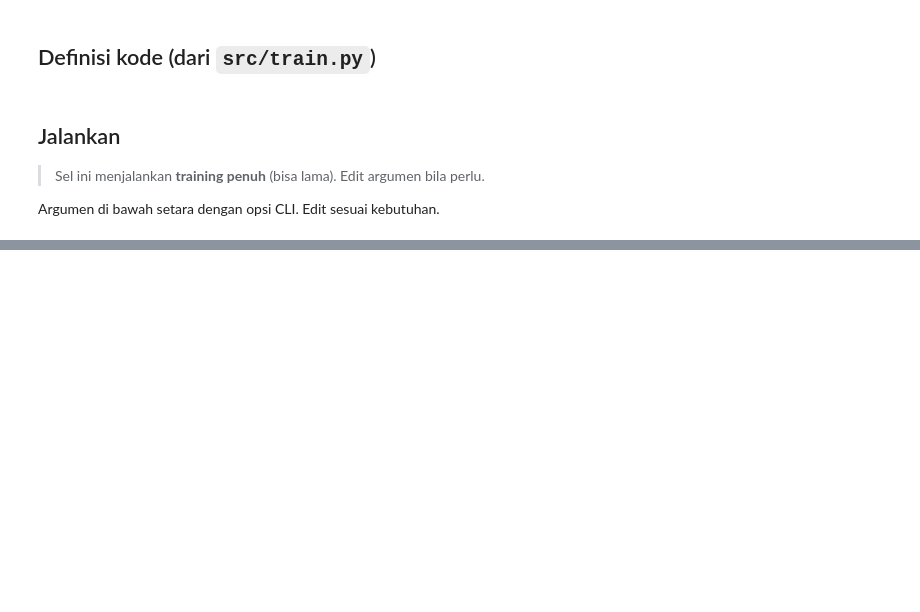
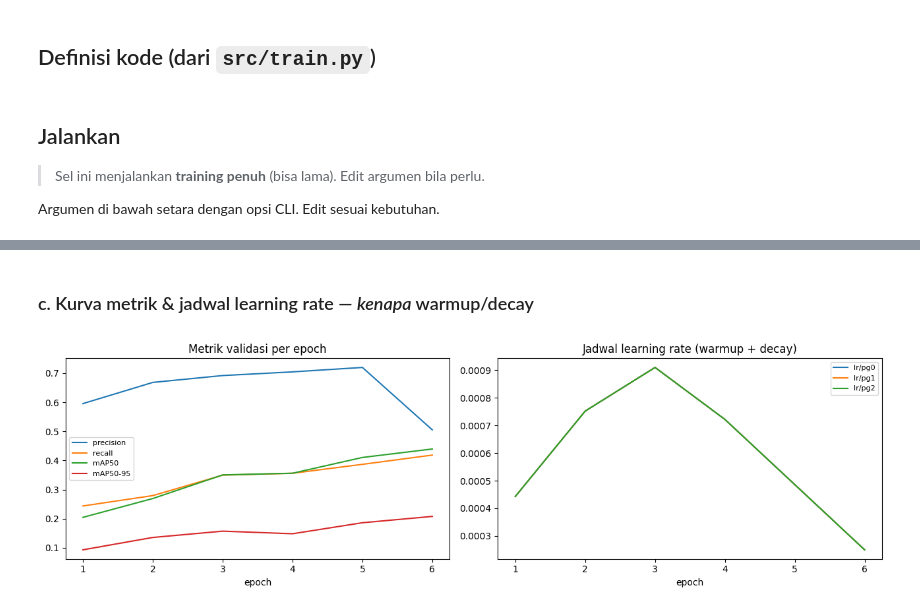
Before and after one commit to victoriavals/construction-safety-helmet-yolo26, a Jupyter notebook: notebooks/03_train.ipynb, the cells around one changed output, grey strips where cells are left out. Cells and saved outputs as stored; diff of their text form; code cells hidden in the pictures; blank space fills up the shorter version.

```diff
--- a/notebooks/03_train.ipynb
+++ b/notebooks/03_train.ipynb
@@ -623,0 +652,16 @@ else:
+# %% [markdown]
+### c. Kurva metrik & jadwal learning rate — *kenapa* warmup/decay
+# %%
+import pandas as pd, matplotlib.pyplot as plt
+from pathlib import Path
+df = pd.read_csv("runs/train/helmet_yolo26s_baseline/results.csv"); df.columns = [c.strip() for c in df.columns]
+fig, ax = plt.subplots(1, 2, figsize=(13, 4))
+for c in [c for c in ["metrics/precision(B)","metrics/recall(B)","metrics/mAP50(B)","metrics/mAP50-95(B)"] if c in df]:
+    ax[0].plot(df["epoch"], df[c], label=c.split("/")[-1].replace("(B)",""))
+ax[0].set_title("Metrik validasi per epoch"); ax[0].set_xlabel("epoch"); ax[0].legend(fontsize=8)
+for c in [c for c in df.columns if c.startswith("lr/")]:
+    ax[1].plot(df["epoch"], df[c], label=c)
+ax[1].set_title("Jadwal learning rate (warmup + decay)"); ax[1].set_xlabel("epoch"); ax[1].legend(fontsize=8)
+plt.tight_layout(); plt.show()
+# %% [output]
+[figure, added]
```
Also changed, not shown: parts of 8 cells of this notebook, 5 other files.
